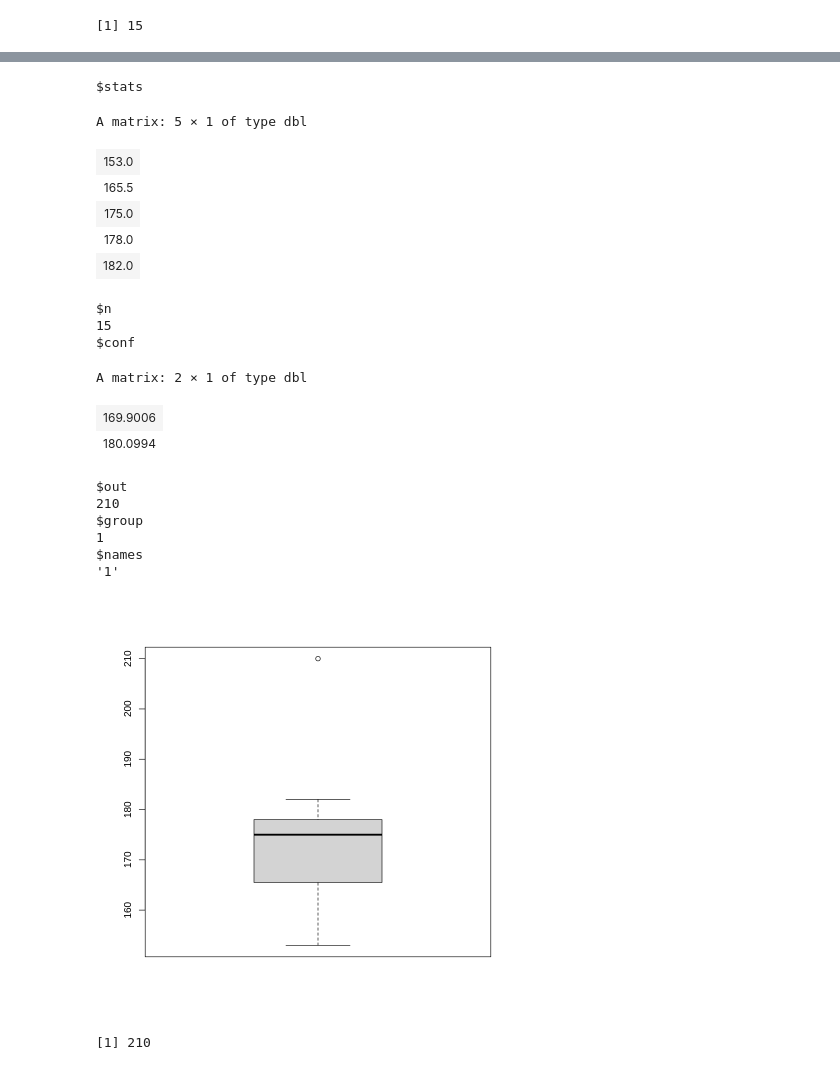
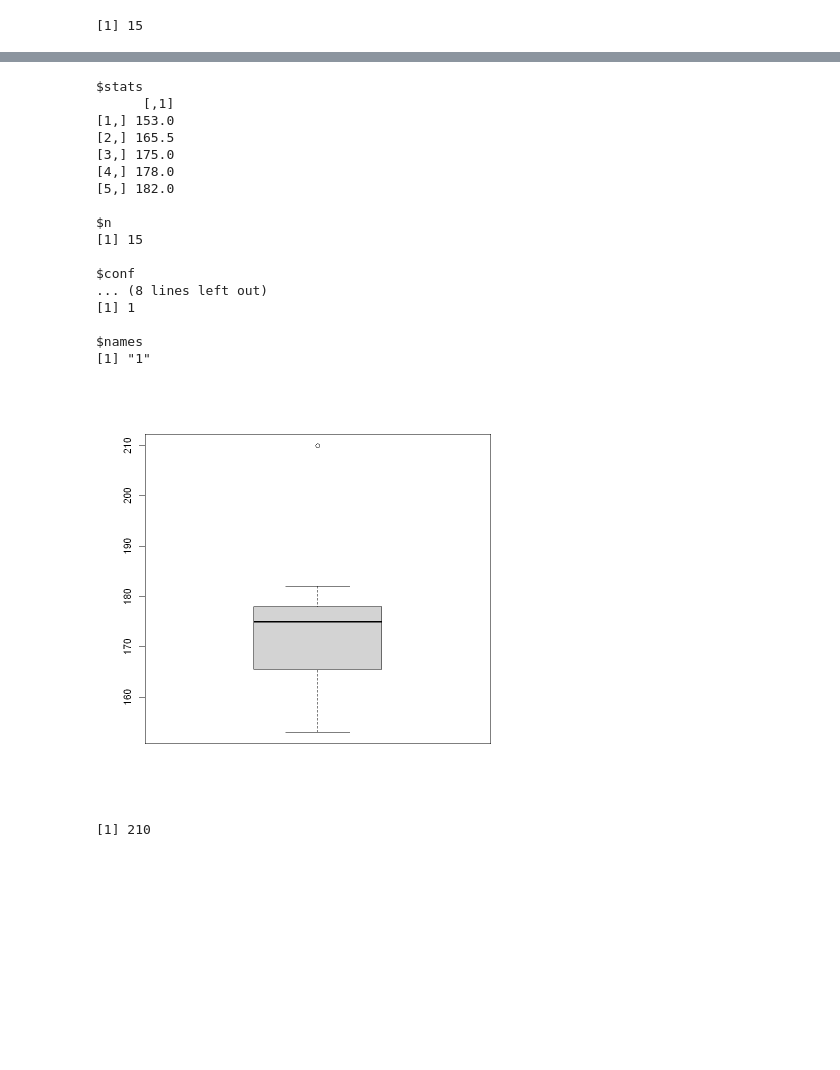
Before and after one commit to Shahriar-0/Engineering-Probability-and-Statistics-Course-Projects-F2022, a Jupyter notebook: Intro/R-Intro.ipynb, the cells around one changed output, grey strips where cells are left out. Cells and saved outputs as stored; diff of their text form; code cells hidden in the pictures; blank space fills up the shorter version.

```diff
--- a/Intro/R-Intro.ipynb
+++ b/Intro/R-Intro.ipynb
@@ -807,27 +795,25 @@ boxplot(heights)
 # %%
 plt <- boxplot(heights)
-plt
+print(plt)
 # %% [output]
 $stats
+      [,1]
+[1,] 153.0
+[2,] 165.5
+[3,] 175.0
+[4,] 178.0
+[5,] 182.0
+
+$n
+[1] 15
+
+$conf
+... (8 lines left out)
+[1] 1
+
+$names
+[1] "1"
-A matrix: 5 × 1 of type dbl
-| 153.0 |
-| 165.5 |
-| 175.0 |
-| 178.0 |
-| 182.0 |
-$n
-15
-$conf
-A matrix: 2 × 1 of type dbl
-| 169.9006 |
-| 180.0994 |
-$out
-210
-$group
-1
-$names
-'1'
-[figure, old version]
+[figure, new version]
 # %%
 plt$out
 # %% [output]
```
Also changed, not shown: parts of 55 cells of this notebook.
